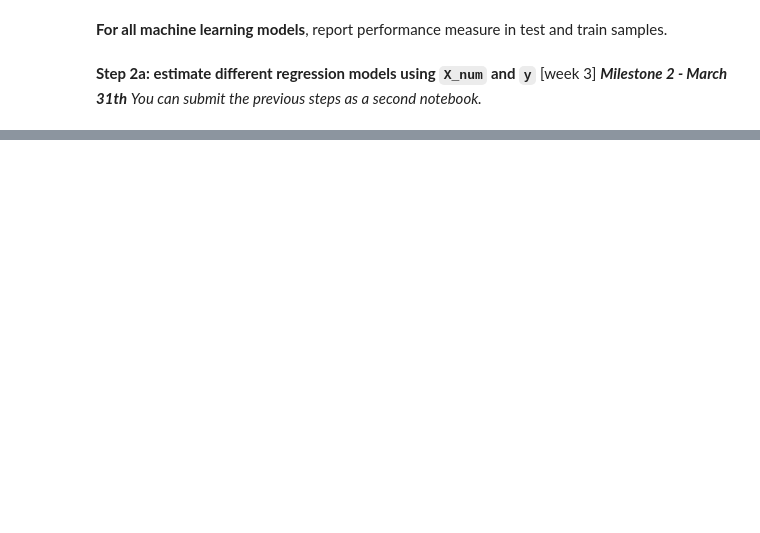
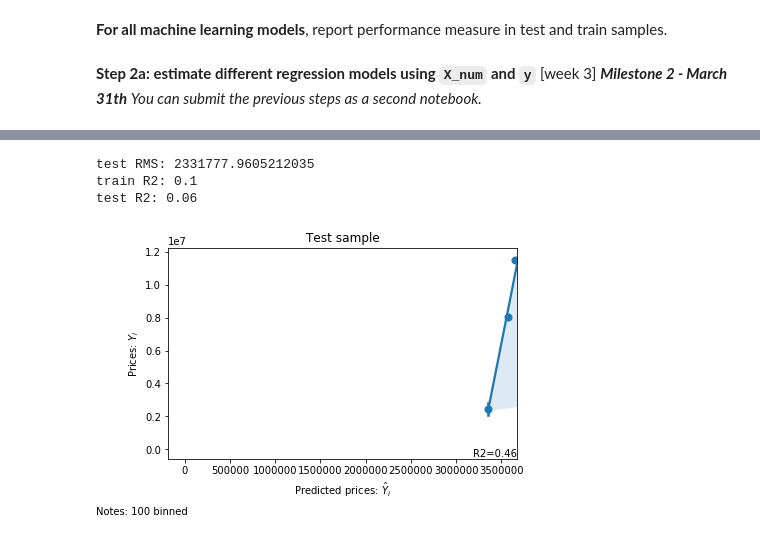
Before and after one commit to derpyninja/big_data_policy_2020, a Jupyter notebook: homeworks/hw1.ipynb, the cells around one changed output, grey strips where cells are left out. Saved outputs shown, nothing was run; the diff lists cells and outputs as text; code cells hidden in the pictures; blank space fills up the shorter version.

```diff
--- a/homeworks/hw1.ipynb
+++ b/homeworks/hw1.ipynb
@@ -417,3 +574,38 @@ df_corr.to_csv("./3M_tweets_{}_corrmatrix.csv".format(
+# %%
+# 4) Elastic Net
+from sklearn.linear_model import ElasticNet
+elanet_reg=ElasticNet(random_state=0)
+elanet_reg.fit(X_train, y_train)
+
+y_test_pred = elanet_reg.predict(X_test)
+test_mse = mean_squared_error(y_test, y_test_pred)
+test_rmse = np.sqrt(test_mse)
+print("test RMS: %s" % test_rmse)
+print("train R2: %s" % round(r2_score(y_train, y_train_pred), 2))
+print("test R2: %s" % round(r2_score(y_test, y_test_pred), 2))
+
+# Regplot
+g=sns.regplot(x= y_test_pred, y=y_test, x_bins=100)
+g=g.set_title("Test sample")
+plt.xlabel("Predicted prices: $\hat{Y}_i$")
+plt.ylabel("Prices: $Y_i$")
+plt.annotate('R2={}'.format(r2),
+            xy=(1, 0),  xycoords='axes fraction',
+            horizontalalignment='right',
+            verticalalignment='bottom')
+plt.annotate('Notes: 100 binned',
+            xy=(0, 0),  xycoords='figure fraction',
+            horizontalalignment='left',
+            verticalalignment='bottom')
+plt.plot([0, 50], [0, 50], '--k')
+plt.axis('tight')
+plt.tight_layout()
+plt.show(g)
+# %% [output]
+test RMS: 2331777.9605212035
+train R2: 0.1
+test R2: 0.06
+[figure, added]
 # %% [markdown]
 **Step 3: text analysis** [week 4]
 - Featurize tweets (or another text dataset related to your subject): transform the text into a standard document-level dataset `X_doc`
```
Also changed, not shown: parts of 15 cells of this notebook, 1 other file.
